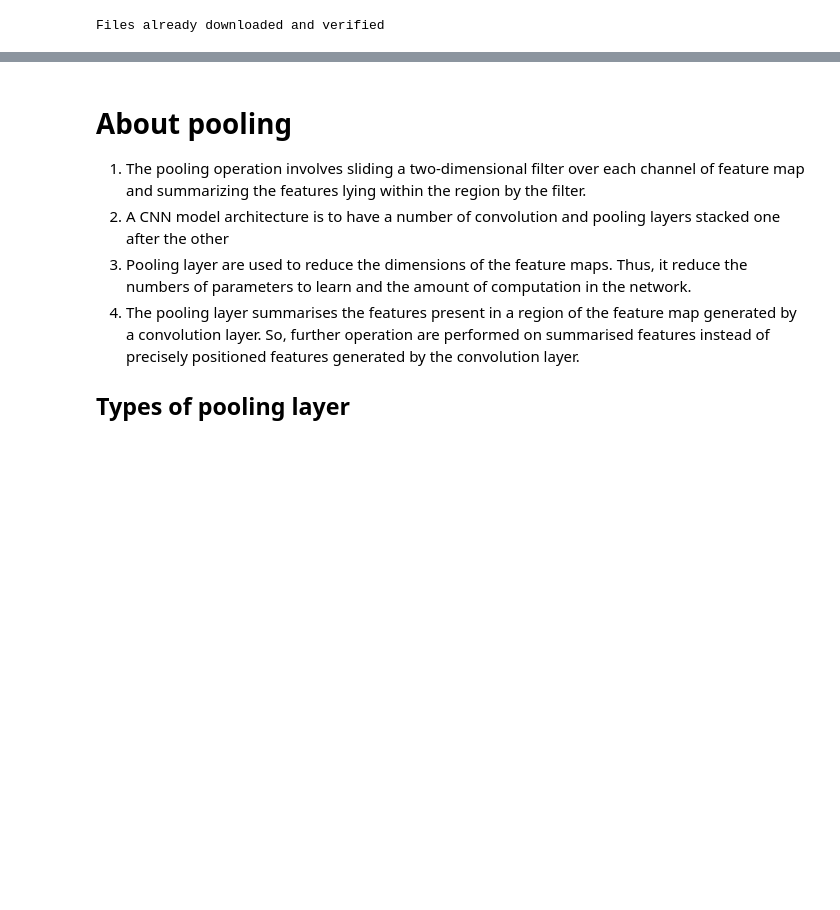
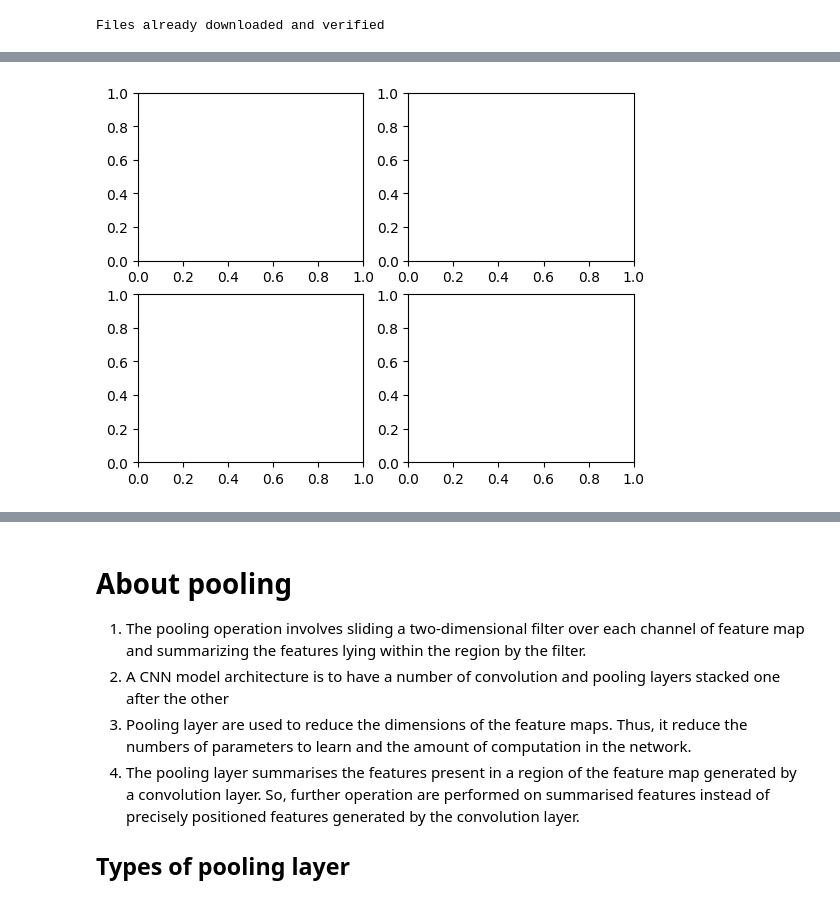
Before and after one commit to macorony/NeuralNetwork, a Jupyter notebook: pytorch.ipynb, the cells around one changed output, grey strips where cells are left out. Saved outputs shown, nothing was run; the diff lists cells and outputs as text; code cells hidden in the pictures; blank space fills up the shorter version.

```diff
--- a/pytorch.ipynb
+++ b/pytorch.ipynb
@@ -209,0 +209,4 @@ tensor([3, 0, 9, 5])
+# %%
+fig
+# %% [output]
+[figure, added]
```
Also changed, not shown: parts of 26 cells of this notebook.
